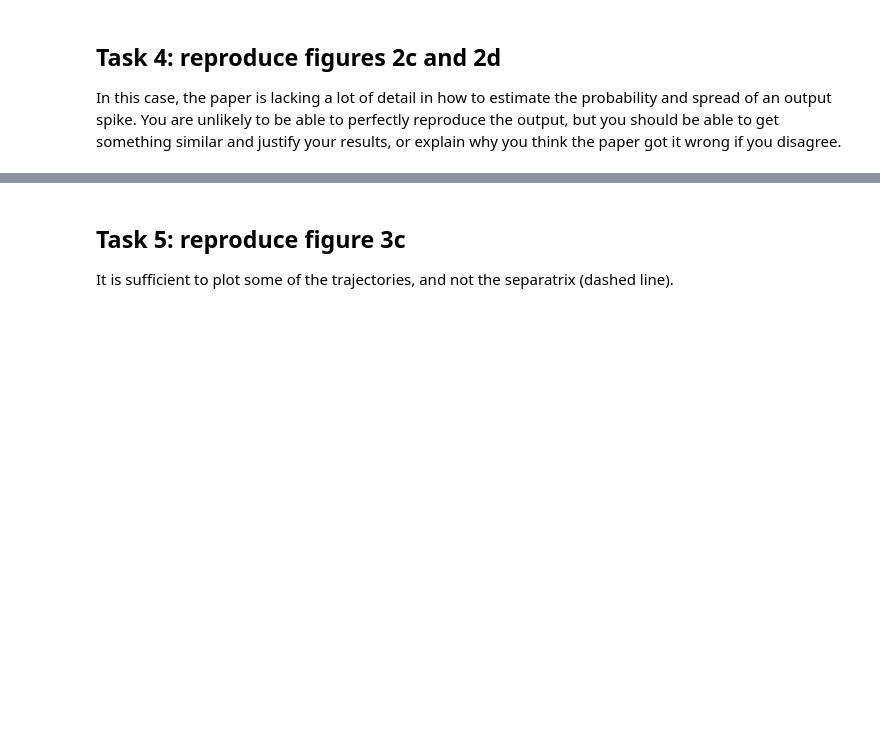
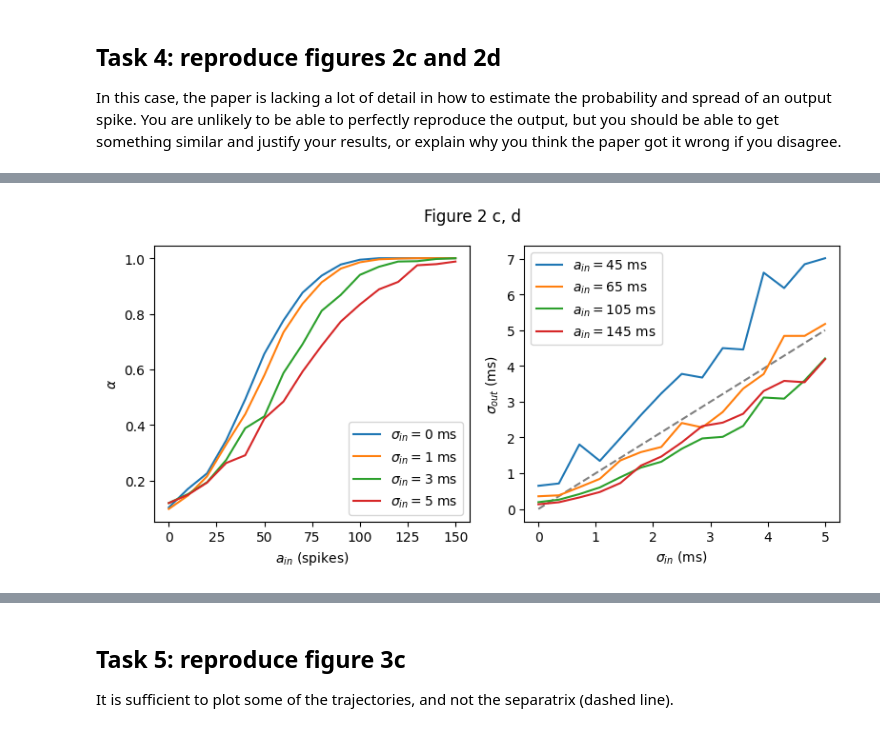
Before and after one commit to yayyzan/NeuroForML-CW1, a Jupyter notebook: synfire_no_answers.ipynb, the cells around one changed output, grey strips where cells are left out. Saved outputs shown, nothing was run; the diff lists cells and outputs as text; code cells hidden in the pictures; blank space fills up the shorter version.

```diff
--- a/synfire_no_answers.ipynb
+++ b/synfire_no_answers.ipynb
@@ -314,0 +279,85 @@ SyntaxError: positional argument follows keyword argument (542529775.py, line 13
+# %%
+# TODO: Fill in all the ... below
+# Your implementation of estimate_pulse_parameters might need additional arguments depending how you implement it
+
+# Verify figure 2c,d
+from scipy.ndimage import gaussian_filter1d
+
+def estimate_pulse_parameters(s, num_neurons):
+    # Estimate the number of spikes caused and their spread
+    spiking_neurons_array = np.sum(s,axis=1)>0
+    total_spiking_neurons = np.sum(spiking_neurons_array)
+    active  = min(total_spiking_neurons, num_neurons)
+    alpha = active / num_neurons if num_neurons > 0 else 0
+
+    # Extract spike times
+    _, spikes = s.nonzero()
+
+    if spikes.size > 0:
+        # Compute IQR and filter outliers
+        Q1 = np.percentile(spikes, 25)
+        Q3 = np.percentile(spikes, 75)
+        IQR = Q3 - Q1
+        lower_bound = Q1 - 1.5 * IQR
+        upper_bound = Q3 + 1.5 * IQR
+        filtered_spikes = spikes[(spikes >= lower_bound) & (spikes <= upper_bound)]
+        # Compute sigma_out as the standard deviation of filtered spike times
+        sigma_out = np.std(filtered_spikes) * 0.1 if filtered_spikes.size > 0 else 0
+    else:
+        sigma_out = 0  # Default to 0 if there are no spikes
+
+    print(f'alpha : {alpha}')
+    print(f'sigma_out : {sigma_out}')
+    return alpha, sigma_out
+
+def neural_transmission(a_in, sigma_in, repeats=5, dt=0.1):
+
+
+    cumulative_alpha, cumulative_sigma = 0, 0
+    offset = 100
+    num_time_steps = 400
+    neurons_count = 150
+
+    for _ in range(repeats):
+        # Generate input spike burst and connect it to the subsequent layer of neurons.
+        spike_burst = input_burst(num_neurons=neurons_count, num_active=a_in,
+                                  offset=offset, sigma=sigma_in, dt=dt,
+                                  num_time_steps=num_time_steps)
+        spike_burst = all_to_all(spike_burst)
+
+        # Run the neural layer simulation with noise included.
+        _, output_spikes = simulate_layer(num_neurons=neurons_count, spikes_in=spike_burst,
+                                          noise=True, num_time_steps=num_time_steps, delay=0)
+
+        # Measure spike probability and temporal spread for this iteration.
+        alpha_iter, sigma_iter = estimate_pulse_parameters(output_spikes, neurons_count)
+        cumulative_alpha += alpha_iter
+        cumulative_sigma += sigma_iter
+
+    # Average results over the number of iterations to reduce noise.
+    avg_alpha = cumulative_alpha / repeats
+    avg_sigma = cumulative_sigma / repeats
+
+    return avg_alpha, avg_sigma
+
+plt.figure(figsize=(8, 4))
+plt.subplot(121)
+for sigma in [0, 1, 3, 5]:
+    A_IN = np.arange(0, 150+1, 10)
+    ALPHA = [neural_transmission(a_in, sigma)[0] for a_in in A_IN]
+    plt.plot(A_IN, ALPHA, label=f'$\\sigma_{{in}}={sigma}$ ms')
+plt.xlabel(r'$a_{in}$ (spikes)')
+plt.ylabel(r'$\alpha$')
+plt.legend(loc='best')
+plt.subplot(122)
+for a_in in [45, 65, 105, 145]:
+    SIGMA_IN = np.linspace(0, 5, 15)
+    SIGMA_OUT = [neural_transmission(a_in, sigma_in)[1] for sigma_in in SIGMA_IN]
+    plt.plot(SIGMA_IN, SIGMA_OUT, label=f'$a_{{in}}={a_in}$ ms')
+plt.plot([0, 5], [0, 5], ls='--', c='grey', zorder=-1)
+plt.xlabel(r'$\sigma_{in}$ (ms)')
+plt.ylabel(r'$\sigma_{out}$ (ms)')
+plt.legend(loc='best')
+plt.suptitle('Figure 2 c, d')
+plt.tight_layout();
+# %% [output]
@@ -315,3 +381,4 @@ SyntaxError: positional argument follows keyword argument (542529775.py, line 13
+[figure, added]
 # %% [markdown]
 Expected results (as you can see, not exactly the same as in the paper which I couldn't reproduce perfectly):
 
```
Also changed, not shown: parts of 6 cells of this notebook.
